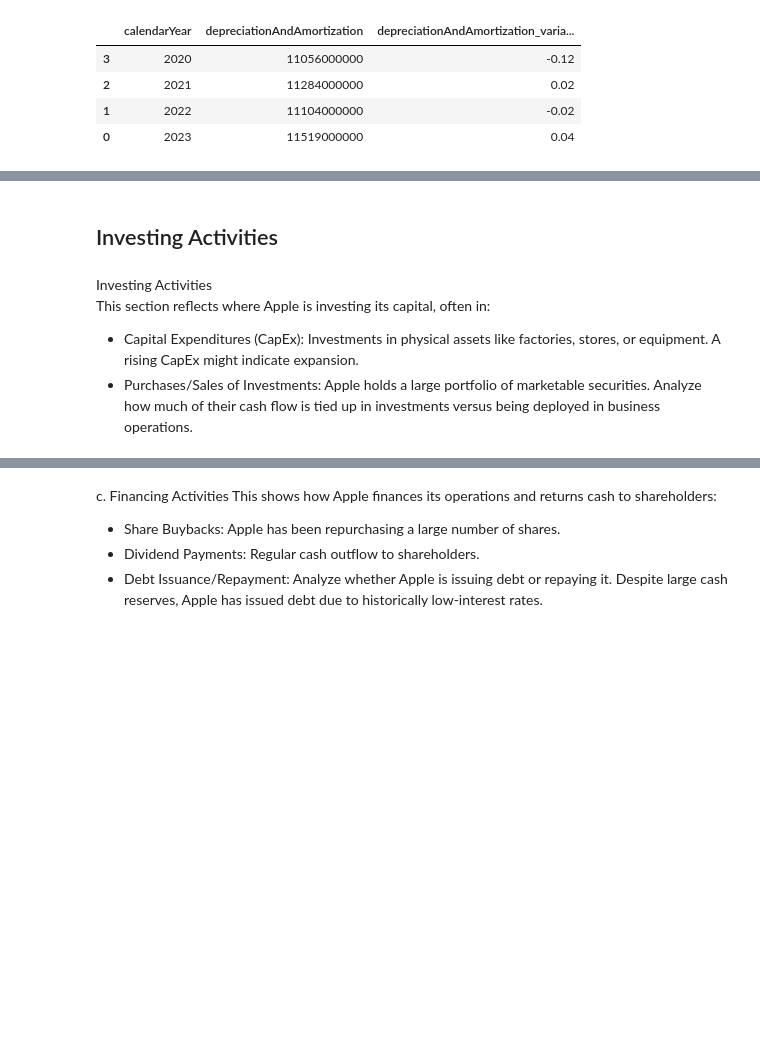
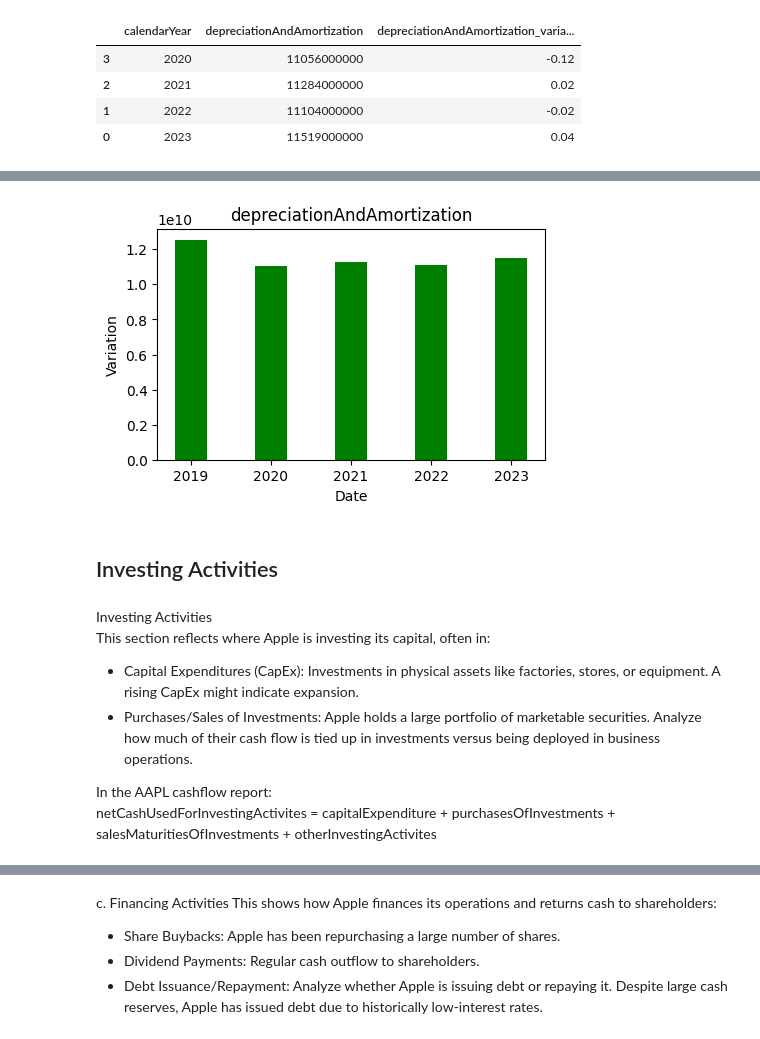
Before and after one commit to chiseanchang0727/financial-report-crawler, a Jupyter notebook: test_region/cashflow_analyzie.ipynb, the cells around one changed output, grey strips where cells are left out. Cells and saved outputs as stored; diff of their text form; code cells hidden in the pictures; blank space fills up the shorter version.

```diff
--- a/test_region/cashflow_analyzie.ipynb
+++ b/test_region/cashflow_analyzie.ipynb
@@ -280,3 +280,12 @@ plot_variation(
+# %%
+plot_bargraph(
+    df_depreciationAndAmortization,
+    date_col='calendarYear',
+    variation_col='depreciationAndAmortization',
+    title='depreciationAndAmortization'
+)
+# %% [output]
+[figure, added]
 # %% [markdown]
 ## Investing Activities
 # %% [markdown]
@@ -284,4 +293,9 @@ Investing Activities
 This section reflects where Apple is investing its capital, often in:
 
 - Capital Expenditures (CapEx): Investments in physical assets like factories, stores, or equipment. A rising CapEx might indicate expansion.
-- Purchases/Sales of Investments: Apple holds a large portfolio of marketable securities. Analyze how much of their cash flow is tied up in investments versus being deployed in business operations.
+- Purchases/Sales of Investments: Apple holds a large portfolio of marketable securities. Analyze how much of their cash flow is tied up in investments versus being deployed in business
+operations.
+
+
+In the AAPL cashflow report:
+netCashUsedForInvestingActivites = capitalExpenditure + purchasesOfInvestments + salesMaturitiesOfInvestments + otherInvestingActivites
```
Also changed, not shown: parts of 13 cells of this notebook.
